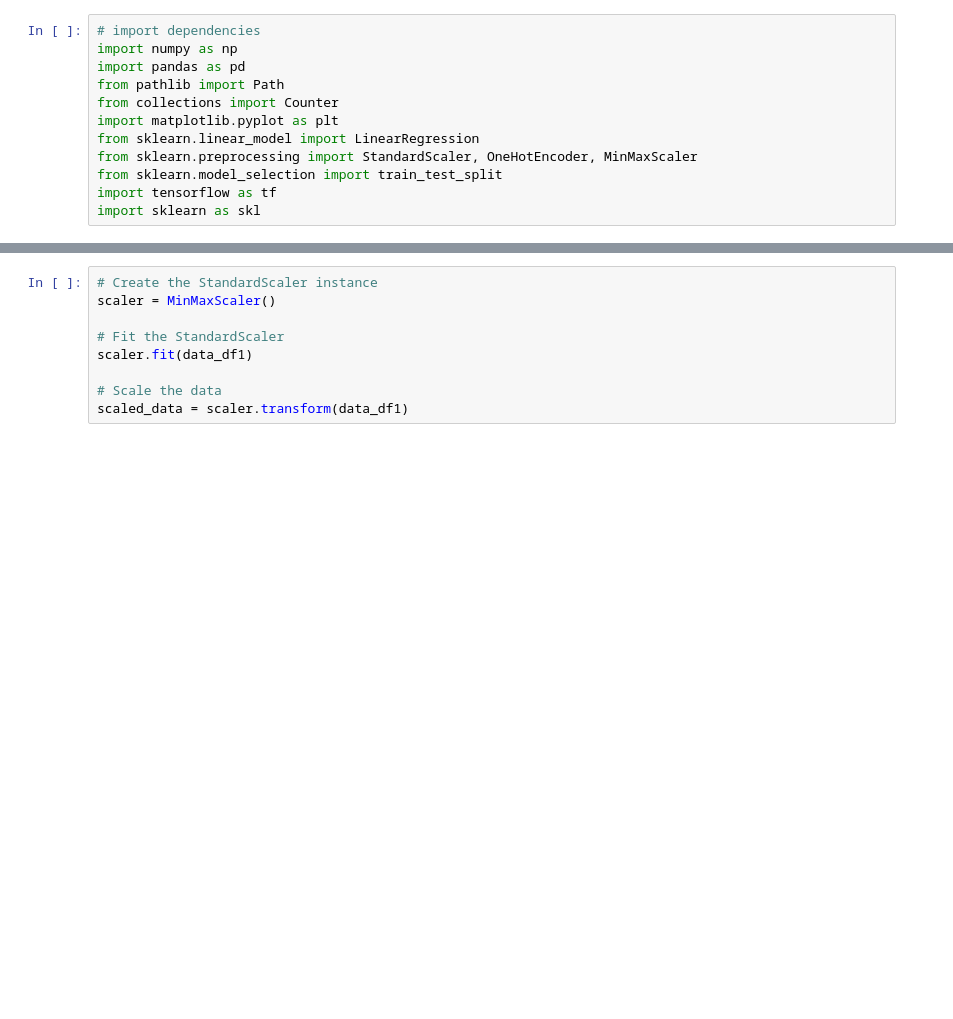
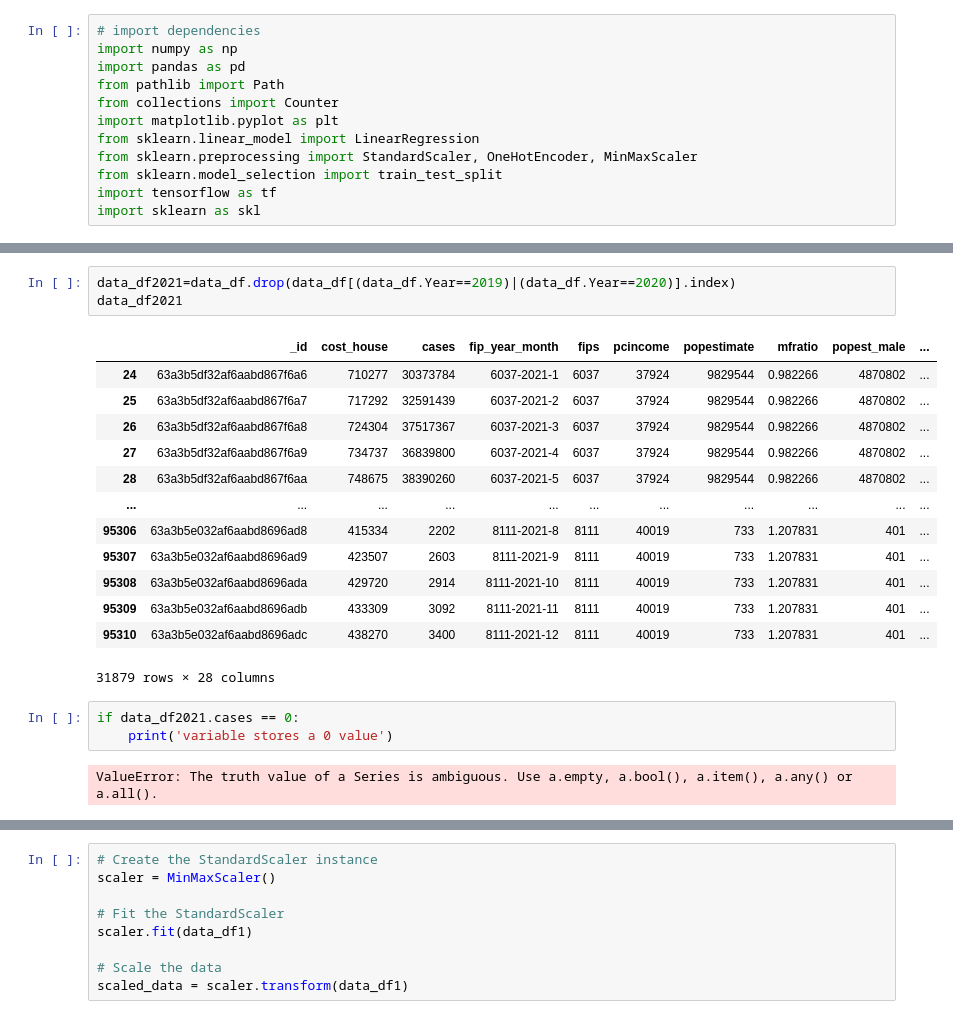
Before and after one commit to Jrheldmann/covidAnalysisHousing, a Jupyter notebook: Circle_role/RegressionWorkJA/Copy_of_Deeplearning.ipynb, the cells around one changed output, grey strips where cells are left out. Cells and saved outputs as stored; diff of their text form; blank space fills up the shorter version.

```diff
--- a/Circle_role/RegressionWorkJA/Copy_of_Deeplearning.ipynb
+++ b/Circle_role/RegressionWorkJA/Copy_of_Deeplearning.ipynb
@@ -59,0 +95,22 @@ data_df
+# %%
+data_df2021=data_df.drop(data_df[(data_df.Year==2019)|(data_df.Year==2020)].index)
+data_df2021
+# %% [output]
+|  | _id | cost_house | cases | fip_year_month | fips | pcincome | popestimate | mfratio | popest_male | ... |
+| 24 | 63a3b5df32af6aabd867f6a6 | 710277 | 30373784 | 6037-2021-1 | 6037 | 37924 | 9829544 | 0.982266 | 4870802 | ... |
+| 25 | 63a3b5df32af6aabd867f6a7 | 717292 | 32591439 | 6037-2021-2 | 6037 | 37924 | 9829544 | 0.982266 | 4870802 | ... |
+| 26 | 63a3b5df32af6aabd867f6a8 | 724304 | 37517367 | 6037-2021-3 | 6037 | 37924 | 9829544 | 0.982266 | 4870802 | ... |
+| 27 | 63a3b5df32af6aabd867f6a9 | 734737 | 36839800 | 6037-2021-4 | 6037 | 37924 | 9829544 | 0.982266 | 4870802 | ... |
+| 28 | 63a3b5df32af6aabd867f6aa | 748675 | 38390260 | 6037-2021-5 | 6037 | 37924 | 9829544 | 0.982266 | 4870802 | ... |
+| ... | ... | ... | ... | ... | ... | ... | ... | ... | ... | ... |
+| 95306 | 63a3b5e032af6aabd8696ad8 | 415334 | 2202 | 8111-2021-8 | 8111 | 40019 | 733 | 1.207831 | 401 | ... |
+| 95307 | 63a3b5e032af6aabd8696ad9 | 423507 | 2603 | 8111-2021-9 | 8111 | 40019 | 733 | 1.207831 | 401 | ... |
+| 95308 | 63a3b5e032af6aabd8696ada | 429720 | 2914 | 8111-2021-10 | 8111 | 40019 | 733 | 1.207831 | 401 | ... |
+| 95309 | 63a3b5e032af6aabd8696adb | 433309 | 3092 | 8111-2021-11 | 8111 | 40019 | 733 | 1.207831 | 401 | ... |
+| 95310 | 63a3b5e032af6aabd8696adc | 438270 | 3400 | 8111-2021-12 | 8111 | 40019 | 733 | 1.207831 | 401 | ... |
+31879 rows × 28 columns
+# %%
+if data_df2021.cases == 0:
+    print('variable stores a 0 value')
+# %% [output]
+ValueError: The truth value of a Series is ambiguous. Use a.empty, a.bool(), a.item(), a.any() or a.all().
```
Also changed, not shown: parts of 23 cells of this notebook, 3 other files.
